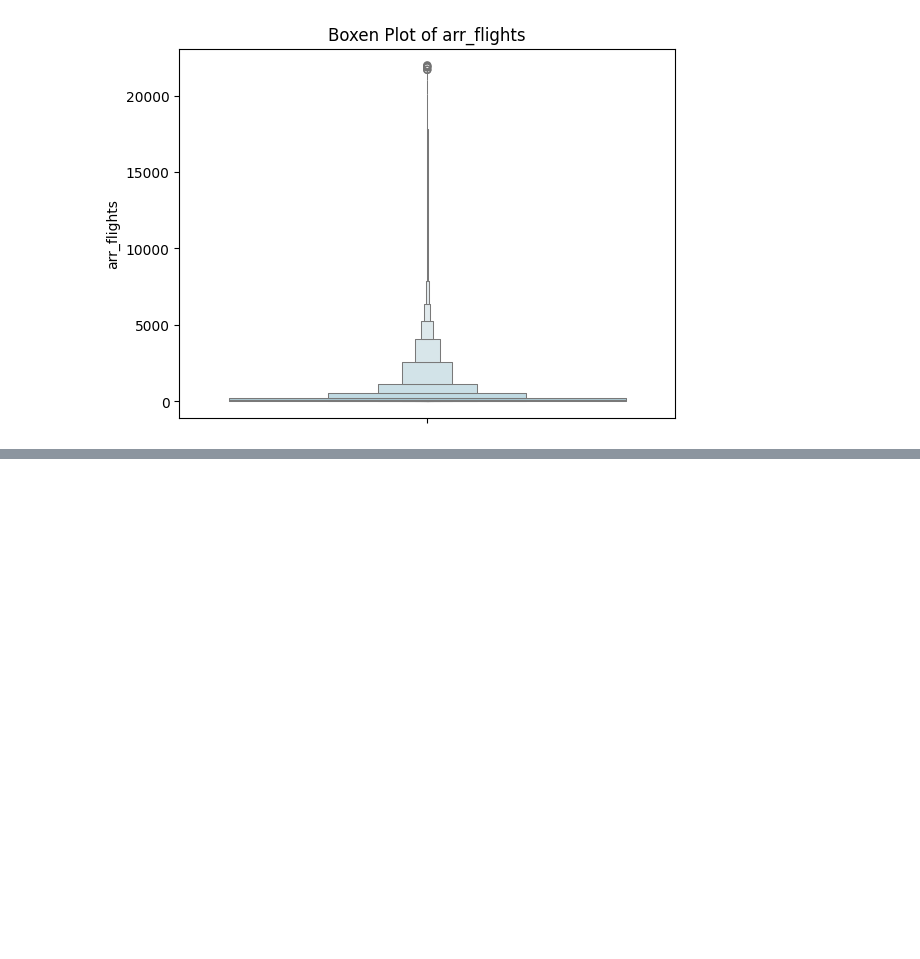
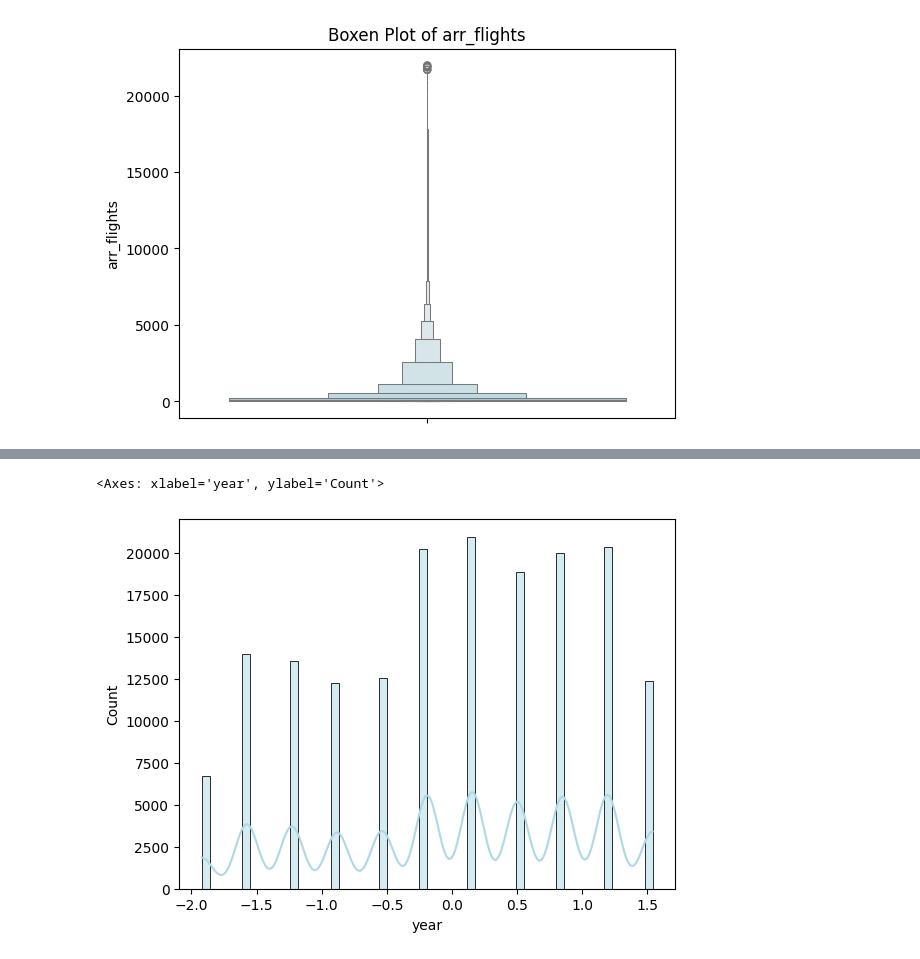
Before and after one commit to CresthaRaman/Flight-Delay, a Jupyter notebook: flight.ipynb, the cells around one changed output, grey strips where cells are left out. Cells and saved outputs as stored; diff of their text form; code cells hidden in the pictures; blank space fills up the shorter version.

```diff
--- a/flight.ipynb
+++ b/flight.ipynb
@@ -141,0 +195,10 @@ df.describe(percentiles=[0.25, 0.5, 0.75, 0.95, 0.99])
+# %%
+from sklearn.preprocessing import StandardScaler
+scaler = StandardScaler()
+numeric_cols = df.select_dtypes(include=['int64', 'float64']).columns
+df[numeric_cols] = scaler.fit_transform(df[numeric_cols])
+# %%
+sns.histplot(df['year'], kde=True, color='lightblue')
+# %% [output]
+<Axes: xlabel='year', ylabel='Count'>
+[figure, added]
```
Also changed, not shown: parts of 8 cells of this notebook, 1 other file.
